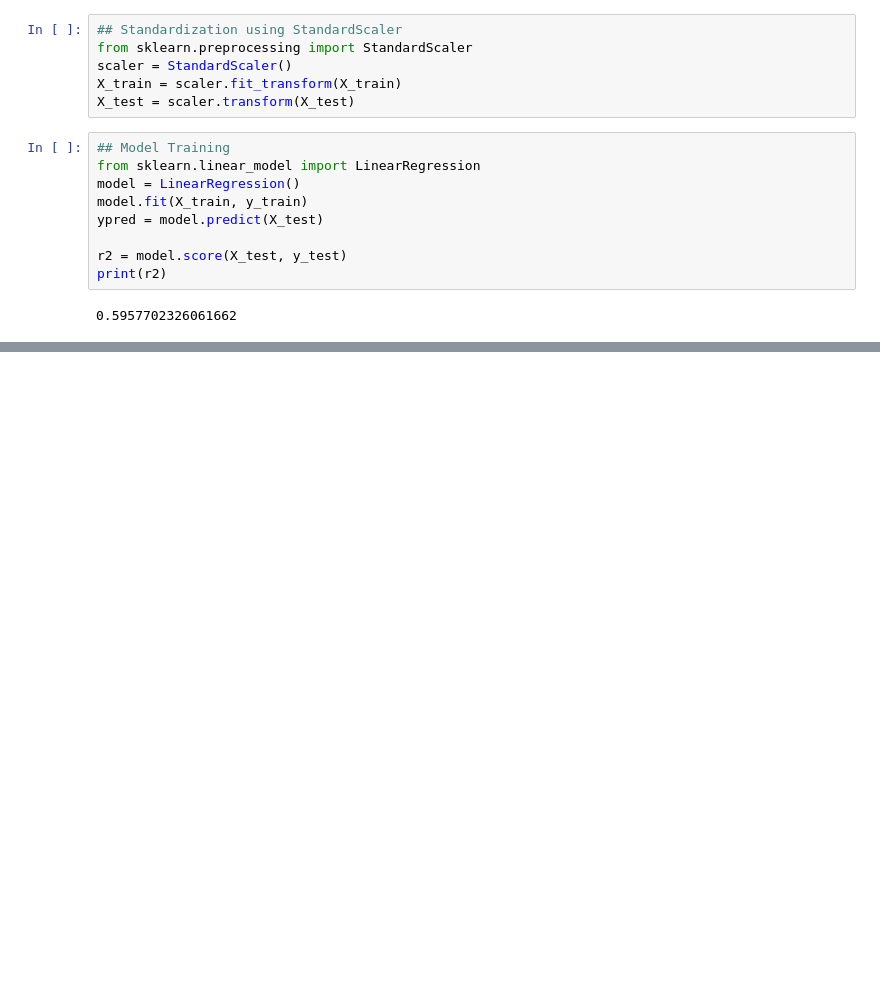
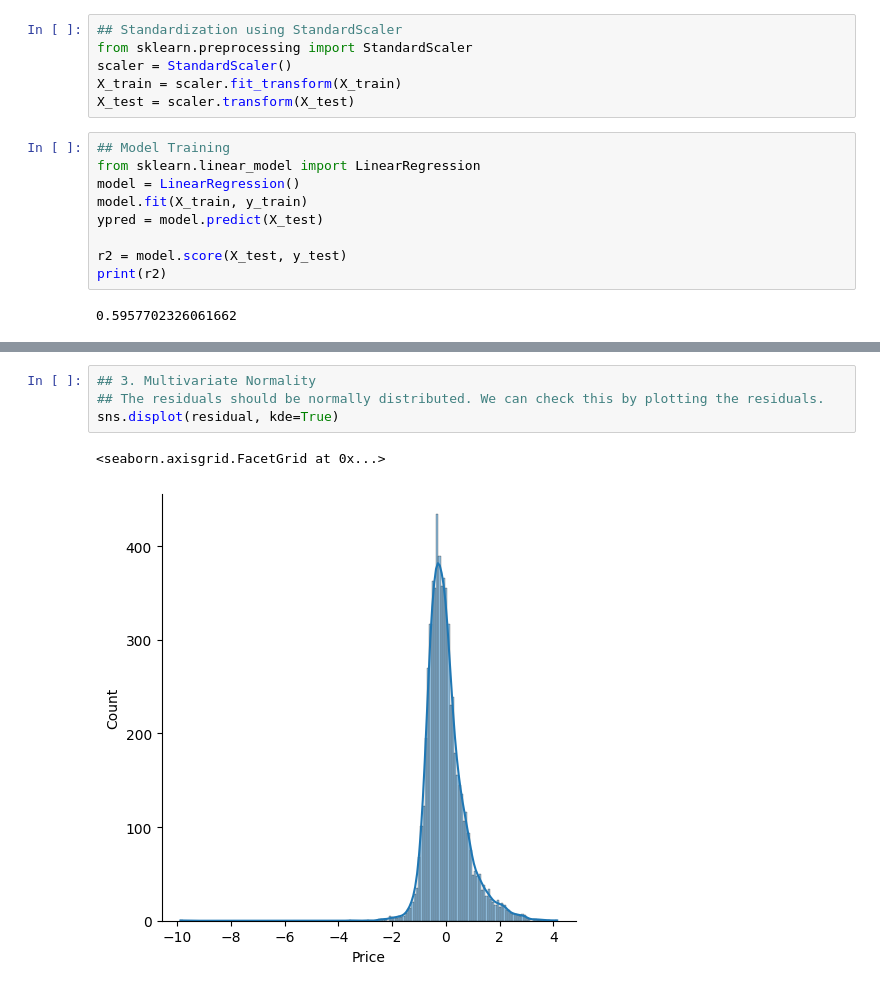
Before and after one commit to Murtuzasaifee/python_ml_nlp_practice, a Jupyter notebook: src/10-Machine Learning/multiple_linear_reg_california_dataset.ipynb, the cells around one changed output, grey strips where cells are left out. Drawn from its saved outputs; the diff is of its cells as text; blank space fills up the shorter version.

```diff
--- a/src/10-Machine Learning/multiple_linear_reg_california_dataset.ipynb
+++ b/src/10-Machine Learning/multiple_linear_reg_california_dataset.ipynb
@@ -164,0 +189,7 @@ print(r2)
+# %%
+## 3. Multivariate Normality
+## The residuals should be normally distributed. We can check this by plotting the residuals.
+sns.displot(residual, kde=True)
+# %% [output]
+<seaborn.axisgrid.FacetGrid at 0x...>
+[figure, added]
```
Also changed, not shown: parts of 4 cells of this notebook.
